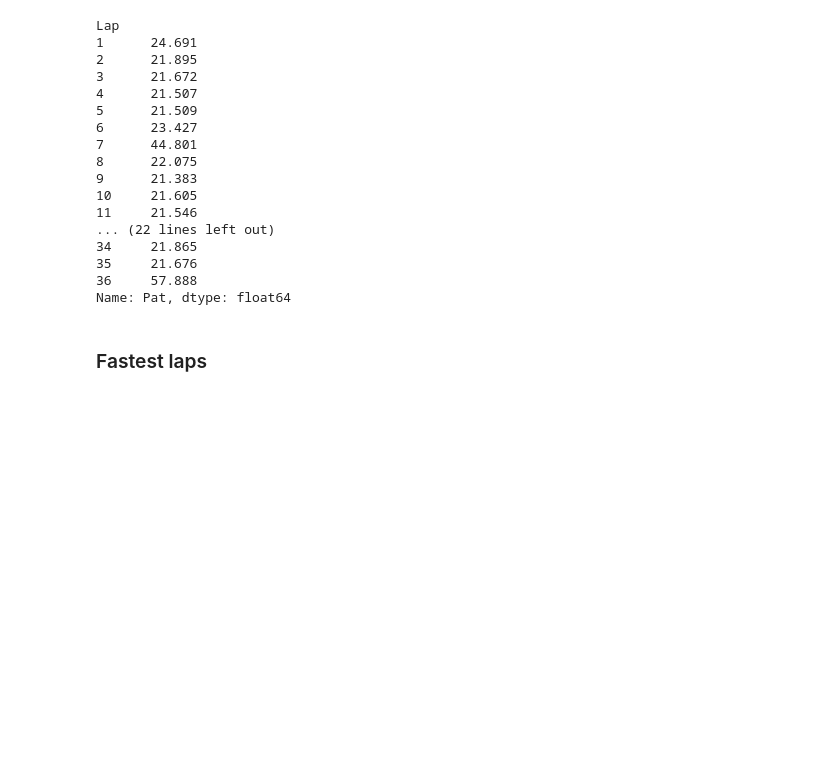
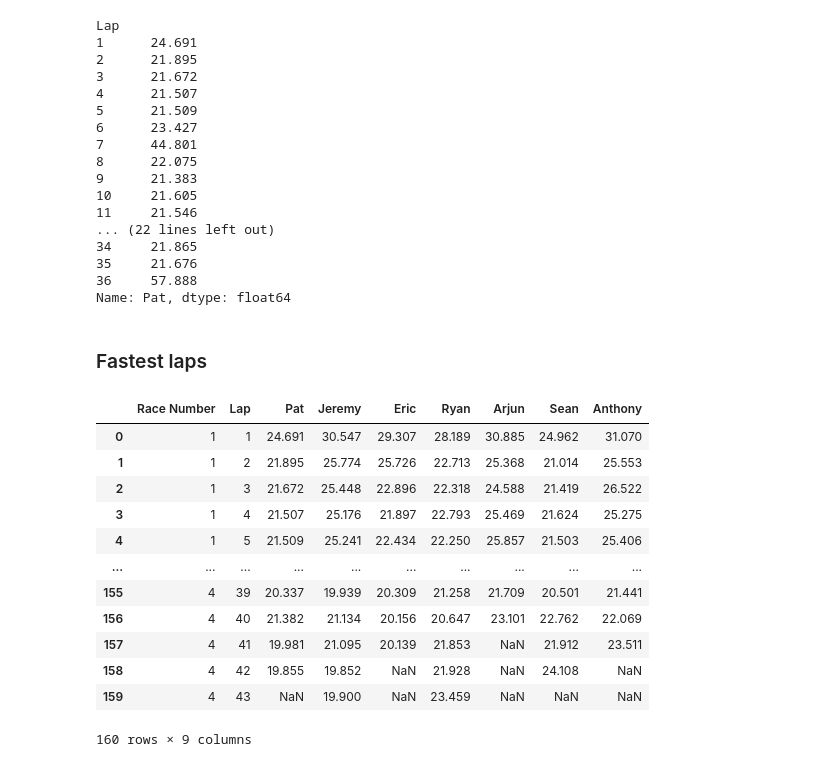
Before and after one commit to thereiswaldo/GoKarts, a Jupyter notebook: GoKart Analysis.ipynb, the cells around one changed output. Drawn from its saved outputs; the diff is of its cells as text; code cells hidden in the pictures; blank space fills up the shorter version.

```diff
--- a/GoKart Analysis.ipynb
+++ b/GoKart Analysis.ipynb
@@ -77,3 +77,21 @@ Lap
 Name: Pat, dtype: float64
 # %% [markdown]
 ### Fastest laps
+# %%
+df = pd.concat([df1, df2, df3, df4],keys=[1,2,3,4], names=['Race Number']).reset_index()
+# %%
+df
+# %% [output]
+|  | Race Number | Lap | Pat | Jeremy | Eric | Ryan | Arjun | Sean | Anthony |
+| 0 | 1 | 1 | 24.691 | 30.547 | 29.307 | 28.189 | 30.885 | 24.962 | 31.070 |
+| 1 | 1 | 2 | 21.895 | 25.774 | 25.726 | 22.713 | 25.368 | 21.014 | 25.553 |
+| 2 | 1 | 3 | 21.672 | 25.448 | 22.896 | 22.318 | 24.588 | 21.419 | 26.522 |
+| 3 | 1 | 4 | 21.507 | 25.176 | 21.897 | 22.793 | 25.469 | 21.624 | 25.275 |
+| 4 | 1 | 5 | 21.509 | 25.241 | 22.434 | 22.250 | 25.857 | 21.503 | 25.406 |
+| ... | ... | ... | ... | ... | ... | ... | ... | ... | ... |
+| 155 | 4 | 39 | 20.337 | 19.939 | 20.309 | 21.258 | 21.709 | 20.501 | 21.441 |
+| 156 | 4 | 40 | 21.382 | 21.134 | 20.156 | 20.647 | 23.101 | 22.762 | 22.069 |
+| 157 | 4 | 41 | 19.981 | 21.095 | 20.139 | 21.853 | NaN | 21.912 | 23.511 |
+| 158 | 4 | 42 | 19.855 | 19.852 | NaN | 21.928 | NaN | 24.108 | NaN |
+| 159 | 4 | 43 | NaN | 19.900 | NaN | 23.459 | NaN | NaN | NaN |
+160 rows × 9 columns
```
Also changed, not shown: parts of 9 cells of this notebook.
